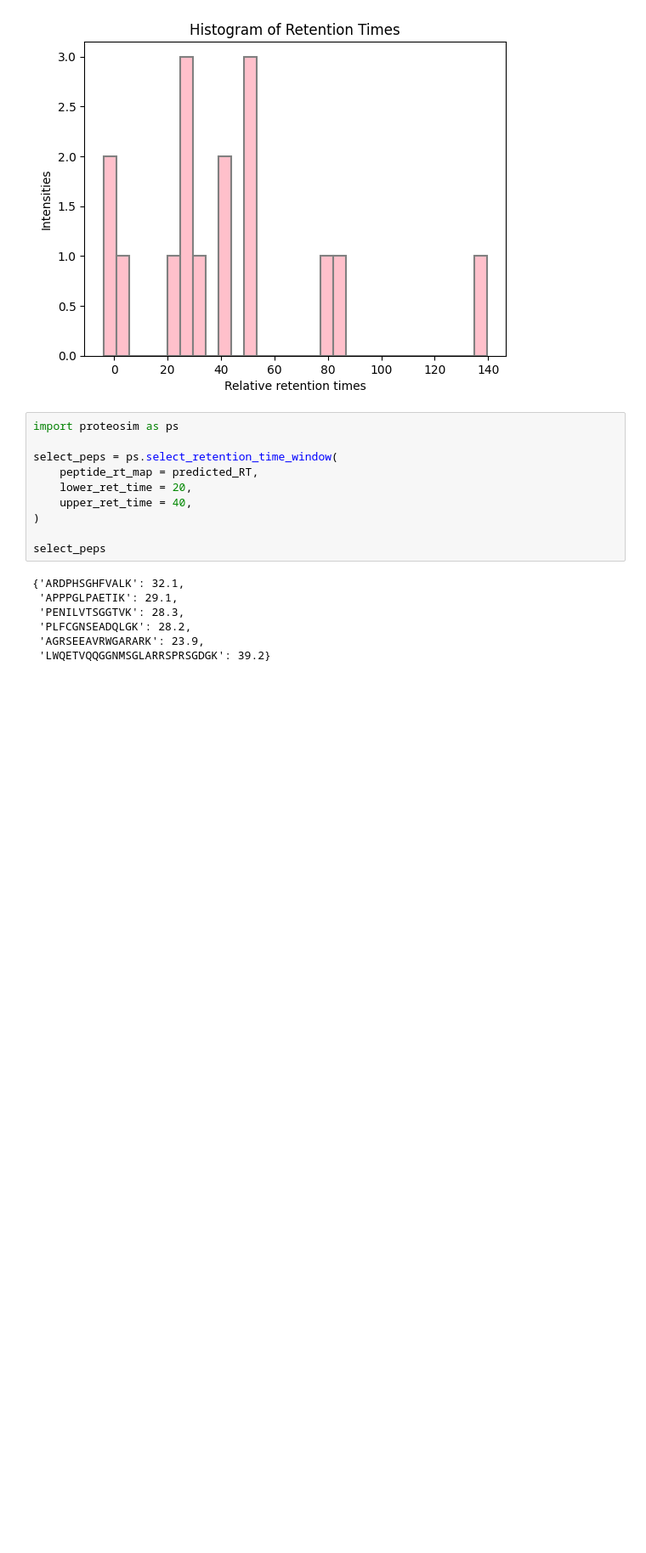
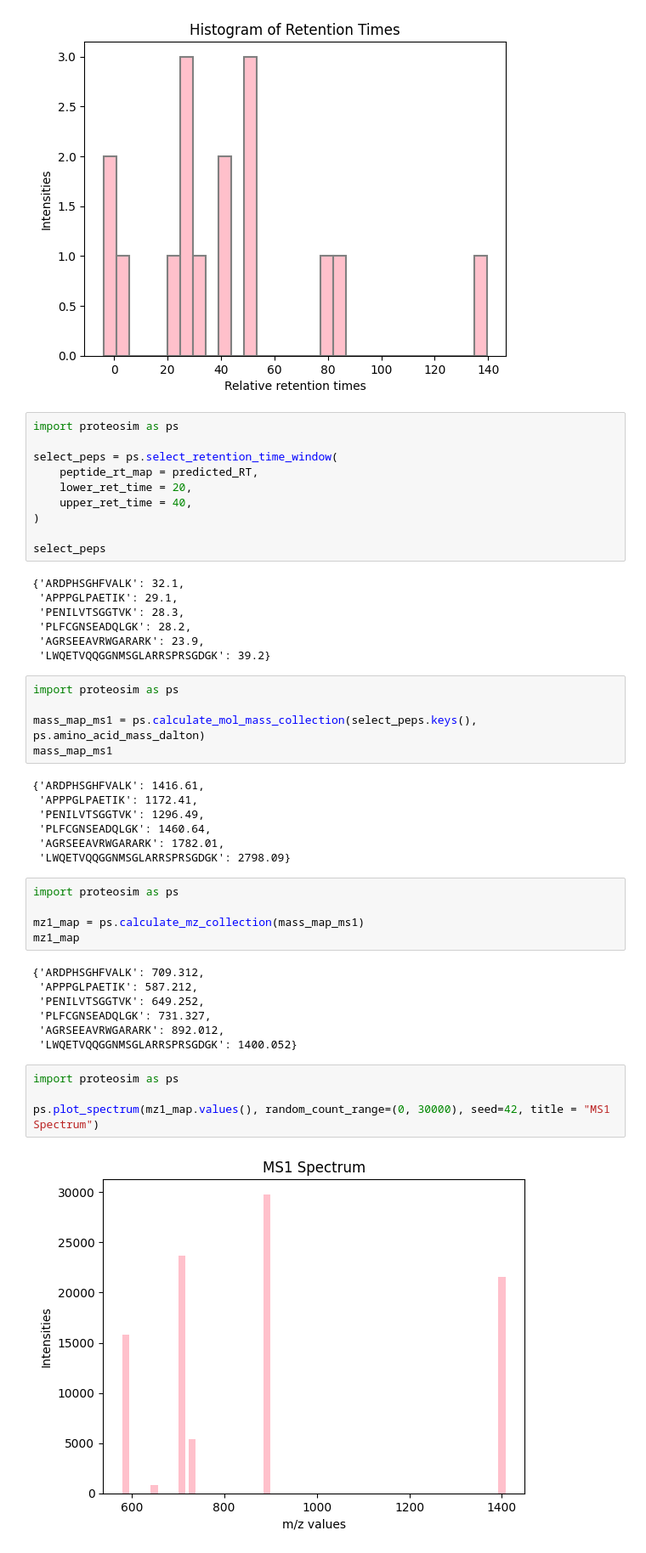
Before and after one commit to annalina2609/proteosim, a Jupyter notebook: ms_experiment_final.ipynb, the cells around one changed output. Shown at 85% size. Drawn from its saved outputs; the diff is of its cells as text; blank space fills up the shorter version.

```diff
--- a/ms_experiment_final.ipynb
+++ b/ms_experiment_final.ipynb
@@ -73,3 +73,33 @@ select_peps
  'PLFCGNSEADQLGK': 28.2,
  'AGRSEEAVRWGARARK': 23.9,
  'LWQETVQQGGNMSGLARRSPRSGDGK': 39.2}
+# %%
+import proteosim as ps
+
+mass_map_ms1 = ps.calculate_mol_mass_collection(select_peps.keys(), ps.amino_acid_mass_dalton)
+mass_map_ms1
+# %% [output]
+{'ARDPHSGHFVALK': 1416.61,
+ 'APPPGLPAETIK': 1172.41,
+ 'PENILVTSGGTVK': 1296.49,
+ 'PLFCGNSEADQLGK': 1460.64,
+ 'AGRSEEAVRWGARARK': 1782.01,
+ 'LWQETVQQGGNMSGLARRSPRSGDGK': 2798.09}
+# %%
+import proteosim as ps
+
+mz1_map = ps.calculate_mz_collection(mass_map_ms1)
+mz1_map
+# %% [output]
+{'ARDPHSGHFVALK': 709.312,
+ 'APPPGLPAETIK': 587.212,
+ 'PENILVTSGGTVK': 649.252,
+ 'PLFCGNSEADQLGK': 731.327,
+ 'AGRSEEAVRWGARARK': 892.012,
+ 'LWQETVQQGGNMSGLARRSPRSGDGK': 1400.052}
+# %%
+import proteosim as ps
+
+ps.plot_spectrum(mz1_map.values(), random_count_range=(0, 30000), seed=42, title = "MS1 Spectrum")
+# %% [output]
+[figure, added]
```
Also changed, not shown: parts of 4 cells of this notebook, 4 other files.
